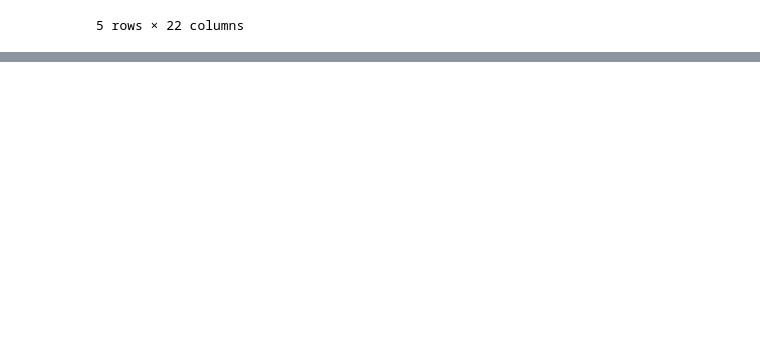
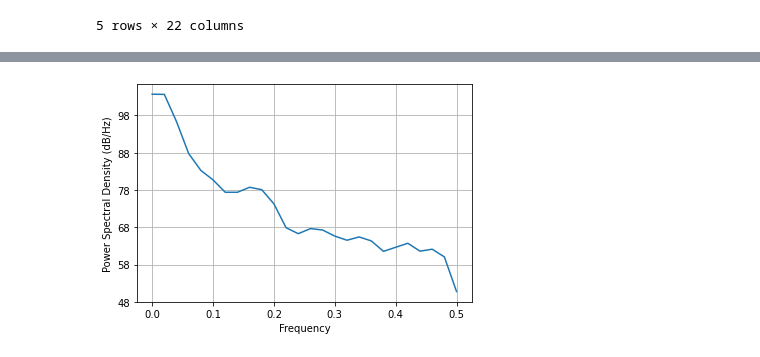
Before and after one commit to andrewmejia600/DS7333, a Jupyter notebook: CASE_STUDY_8/Case_Study_8.ipynb, the cells around one changed output, grey strips where cells are left out. Cells and saved outputs as stored; diff of their text form; code cells hidden in the pictures; blank space fills up the shorter version.

```diff
--- a/CASE_STUDY_8/Case_Study_8.ipynb
+++ b/CASE_STUDY_8/Case_Study_8.ipynb
@@ -27,0 +56,4 @@ alt.Chart(flu_data).mark_line().encode(
+# %%
+psd = WelchPeriodogram(flu_data.SPEC_RECEIVED_NB, 50)
+# %% [output]
+[figure, added]
```
Also changed, not shown: parts of 8 cells of this notebook.
